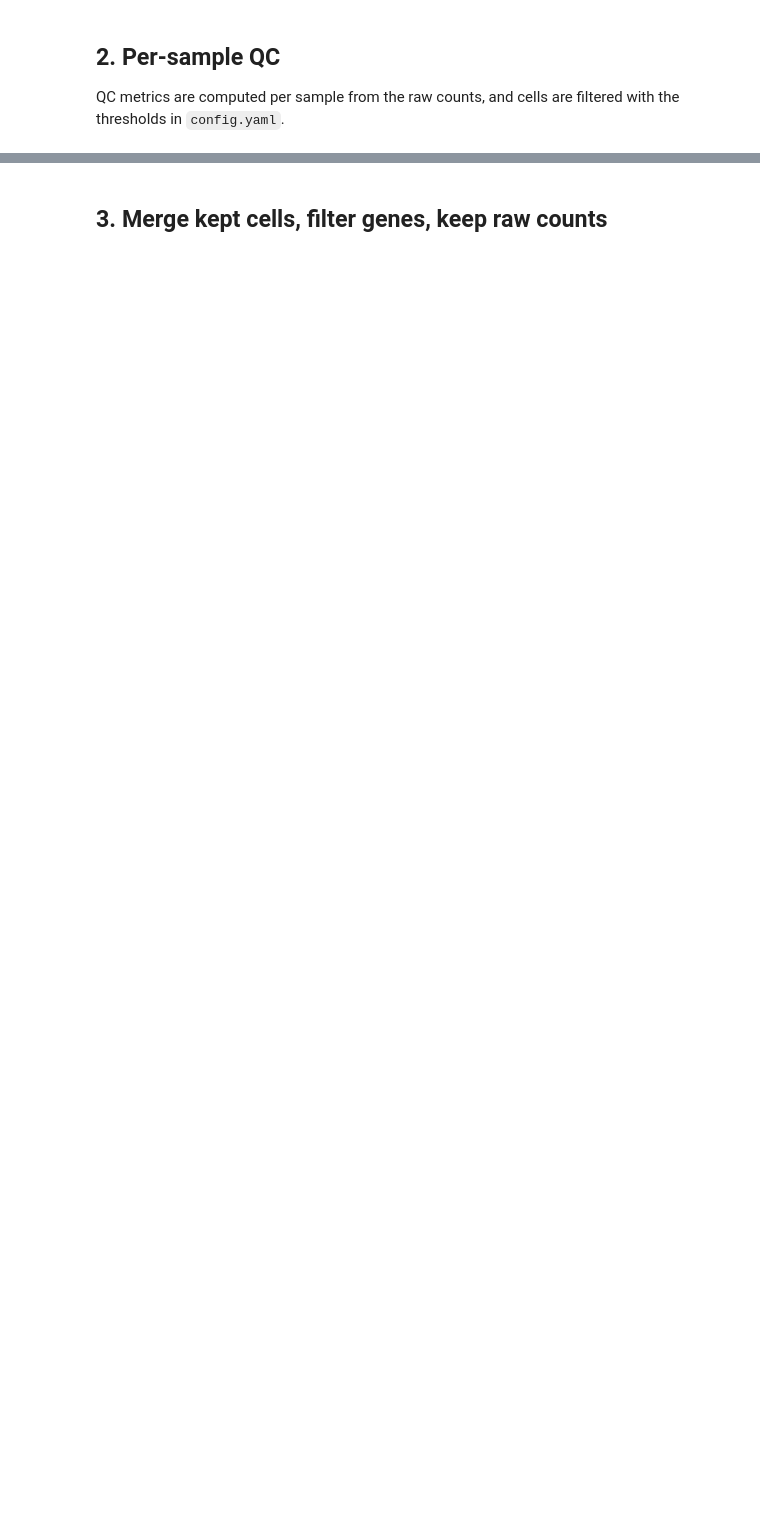
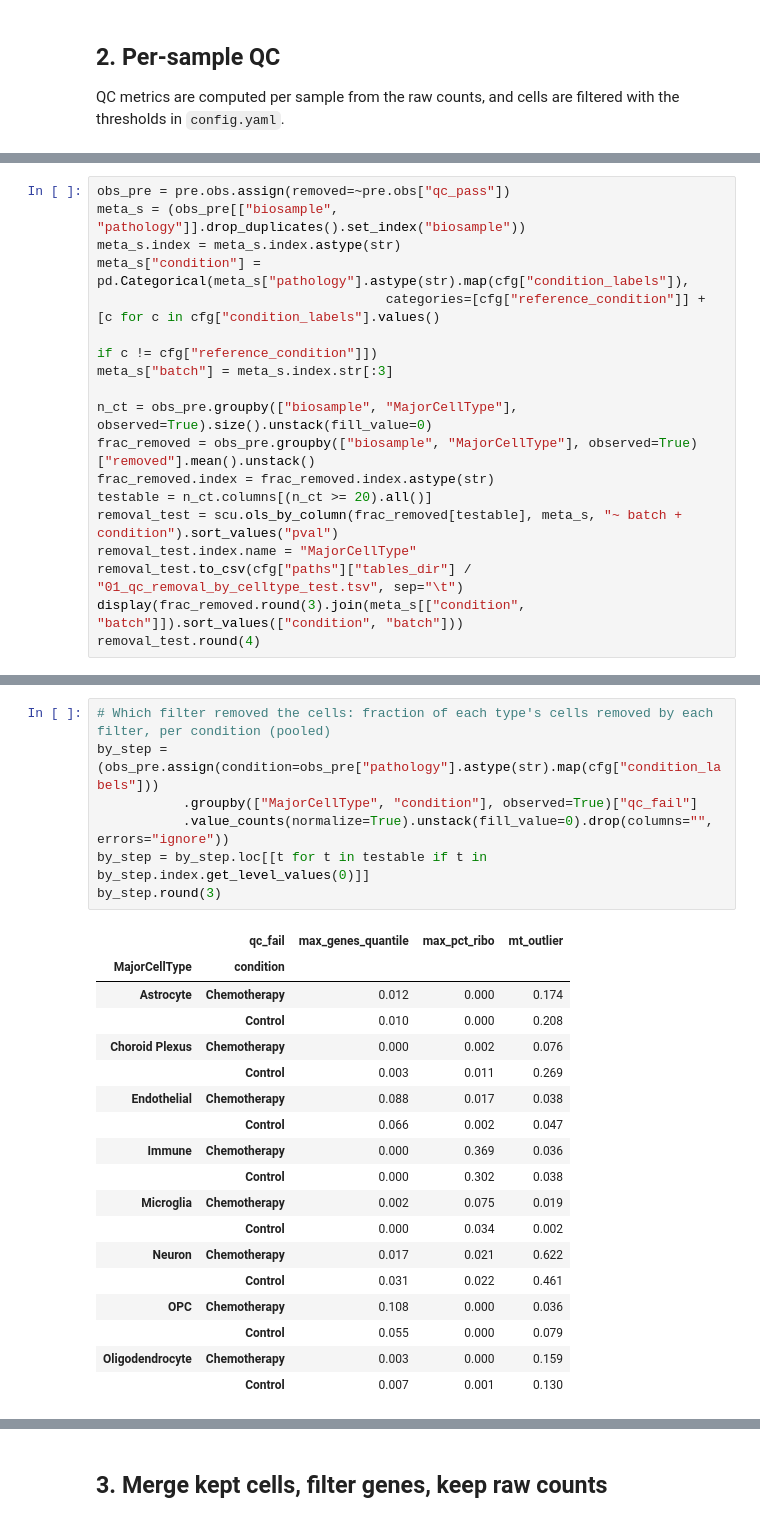
Before and after one commit to arlindomatias/single-cell-rna-seq, a Jupyter notebook: single_cell_notebook/notebooks/01_qc.ipynb, the cells around one changed output, grey strips where cells are left out. Drawn from its saved outputs; the diff is of its cells as text; blank space fills up the shorter version.

```diff
--- a/single_cell_notebook/notebooks/01_qc.ipynb
+++ b/single_cell_notebook/notebooks/01_qc.ipynb
@@ -103,0 +153,18 @@ plt.show()
+# %%
+obs_pre = pre.obs.assign(removed=~pre.obs["qc_pass"])
+meta_s = (obs_pre[["biosample", "pathology"]].drop_duplicates().set_index("biosample"))
+meta_s.index = meta_s.index.astype(str)
+meta_s["condition"] = pd.Categorical(meta_s["pathology"].astype(str).map(cfg["condition_labels"]),
+                                     categories=[cfg["reference_condition"]] + [c for c in cfg["condition_labels"].values()
+                                                                                if c != cfg["reference_condition"]])
+meta_s["batch"] = meta_s.index.str[:3]
+
+n_ct = obs_pre.groupby(["biosample", "MajorCellType"], observed=True).size().unstack(fill_value=0)
+frac_removed = obs_pre.groupby(["biosample", "MajorCellType"], observed=True)["removed"].mean().unstack()
+frac_removed.index = frac_removed.index.astype(str)
+testable = n_ct.columns[(n_ct >= 20).all()]
+removal_test = scu.ols_by_column(frac_removed[testable], meta_s, "~ batch + condition").sort_values("pval")
+removal_test.index.name = "MajorCellType"
+removal_test.to_csv(cfg["paths"]["tables_dir"] / "01_qc_removal_by_celltype_test.tsv", sep="\t")
+display(frac_removed.round(3).join(meta_s[["condition", "batch"]]).sort_values(["condition", "batch"]))
+removal_test.round(4)
@@ -103,0 +190,26 @@ plt.show()
+# %%
+# Which filter removed the cells: fraction of each type's cells removed by each filter, per condition (pooled)
+by_step = (obs_pre.assign(condition=obs_pre["pathology"].astype(str).map(cfg["condition_labels"]))
+           .groupby(["MajorCellType", "condition"], observed=True)["qc_fail"]
+           .value_counts(normalize=True).unstack(fill_value=0).drop(columns="", errors="ignore"))
+by_step = by_step.loc[[t for t in testable if t in by_step.index.get_level_values(0)]]
+by_step.round(3)
+# %% [output]
+|  | qc_fail | max_genes_quantile | max_pct_ribo | mt_outlier |
+| MajorCellType | condition |  |  |  |
+| Astrocyte | Chemotherapy | 0.012 | 0.000 | 0.174 |
+|  | Control | 0.010 | 0.000 | 0.208 |
+| Choroid Plexus | Chemotherapy | 0.000 | 0.002 | 0.076 |
+|  | Control | 0.003 | 0.011 | 0.269 |
+| Endothelial | Chemotherapy | 0.088 | 0.017 | 0.038 |
+|  | Control | 0.066 | 0.002 | 0.047 |
+| Immune | Chemotherapy | 0.000 | 0.369 | 0.036 |
+|  | Control | 0.000 | 0.302 | 0.038 |
+| Microglia | Chemotherapy | 0.002 | 0.075 | 0.019 |
+|  | Control | 0.000 | 0.034 | 0.002 |
+| Neuron | Chemotherapy | 0.017 | 0.021 | 0.622 |
+|  | Control | 0.031 | 0.022 | 0.461 |
+| OPC | Chemotherapy | 0.108 | 0.000 | 0.036 |
+|  | Control | 0.055 | 0.000 | 0.079 |
+| Oligodendrocyte | Chemotherapy | 0.003 | 0.000 | 0.159 |
+|  | Control | 0.007 | 0.001 | 0.130 |
```
Also changed, not shown: parts of 16 cells of this notebook, 8 other files.
